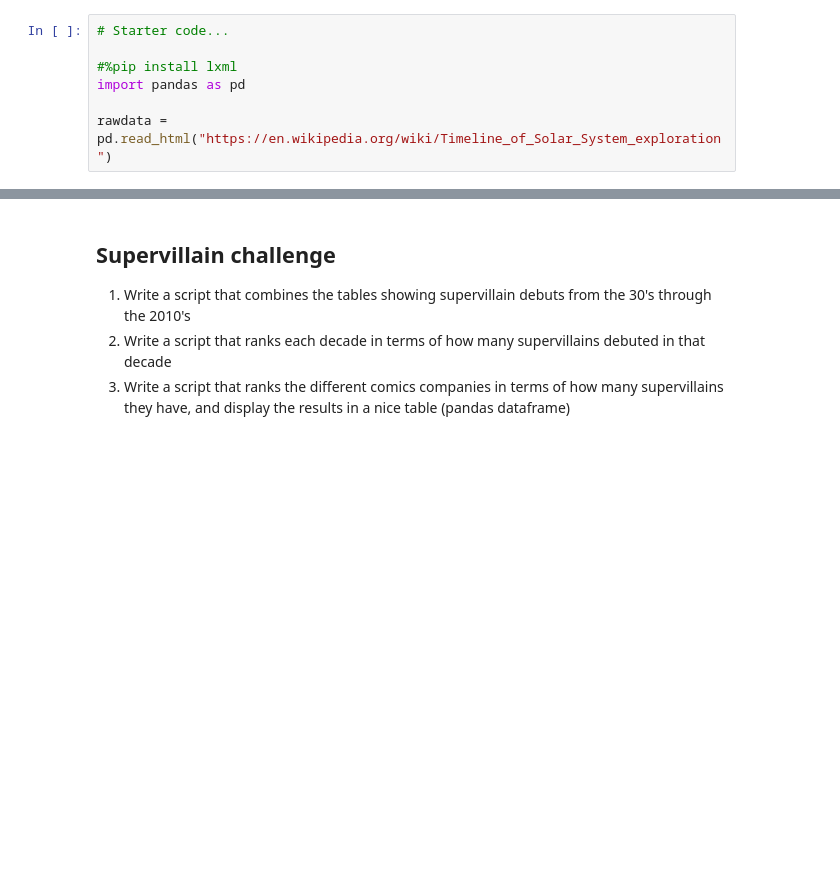
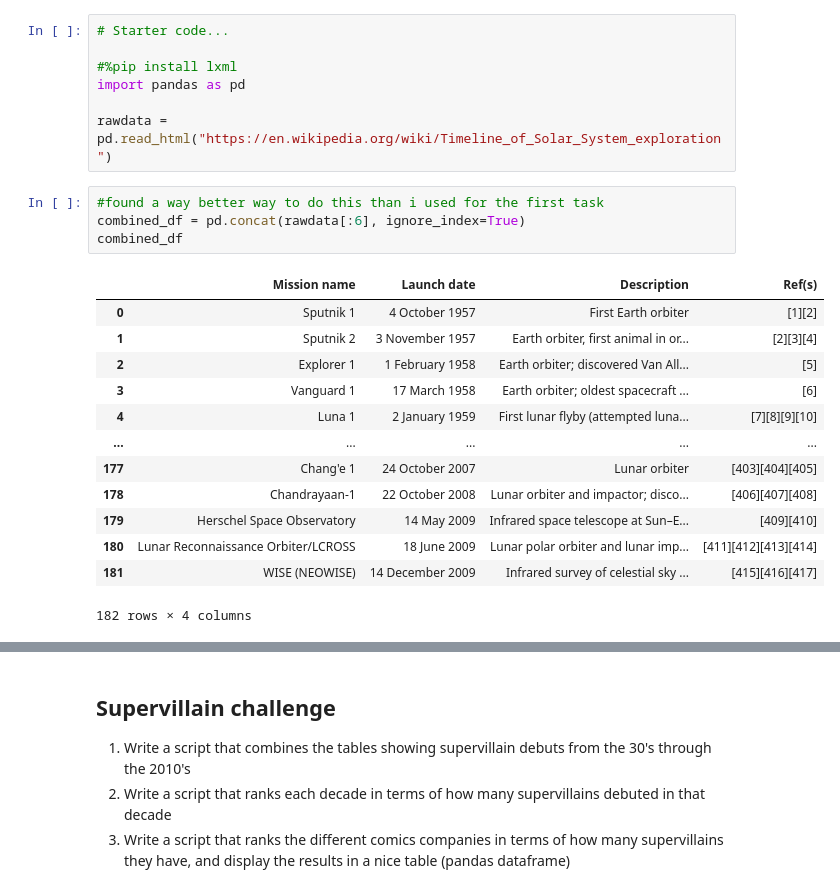
Before and after one commit to LauraLundbye/Cultural_Intro_GIT, a Jupyter notebook: fun_with_pandas.ipynb, the cells around one changed output, grey strips where cells are left out. Cells and saved outputs as stored; diff of their text form; blank space fills up the shorter version.

```diff
--- a/fun_with_pandas.ipynb
+++ b/fun_with_pandas.ipynb
@@ -125,3 +159,21 @@ None
 import pandas as pd
 
 rawdata = pd.read_html("https://en.wikipedia.org/wiki/Timeline_of_Solar_System_exploration")
+# %%
+#found a way better way to do this than i used for the first task
+combined_df = pd.concat(rawdata[:6], ignore_index=True)
+combined_df
+# %% [output]
+|  | Mission name | Launch date | Description | Ref(s) |
+| 0 | Sputnik 1 | 4 October 1957 | First Earth orbiter | [1][2] |
+| 1 | Sputnik 2 | 3 November 1957 | Earth orbiter, first animal in or... | [2][3][4] |
+| 2 | Explorer 1 | 1 February 1958 | Earth orbiter; discovered Van All... | [5] |
+| 3 | Vanguard 1 | 17 March 1958 | Earth orbiter; oldest spacecraft ... | [6] |
+| 4 | Luna 1 | 2 January 1959 | First lunar flyby (attempted luna... | [7][8][9][10] |
+| ... | ... | ... | ... | ... |
+| 177 | Chang'e 1 | 24 October 2007 | Lunar orbiter | [403][404][405] |
+| 178 | Chandrayaan-1 | 22 October 2008 | Lunar orbiter and impactor; disco... | [406][407][408] |
+| 179 | Herschel Space Observatory | 14 May 2009 | Infrared space telescope at Sun–E... | [409][410] |
+| 180 | Lunar Reconnaissance Orbiter/LCROSS | 18 June 2009 | Lunar polar orbiter and lunar imp... | [411][412][413][414] |
+| 181 | WISE (NEOWISE) | 14 December 2009 | Infrared survey of celestial sky ... | [415][416][417] |
+182 rows × 4 columns
```
Also changed, not shown: parts of 15 cells of this notebook.
